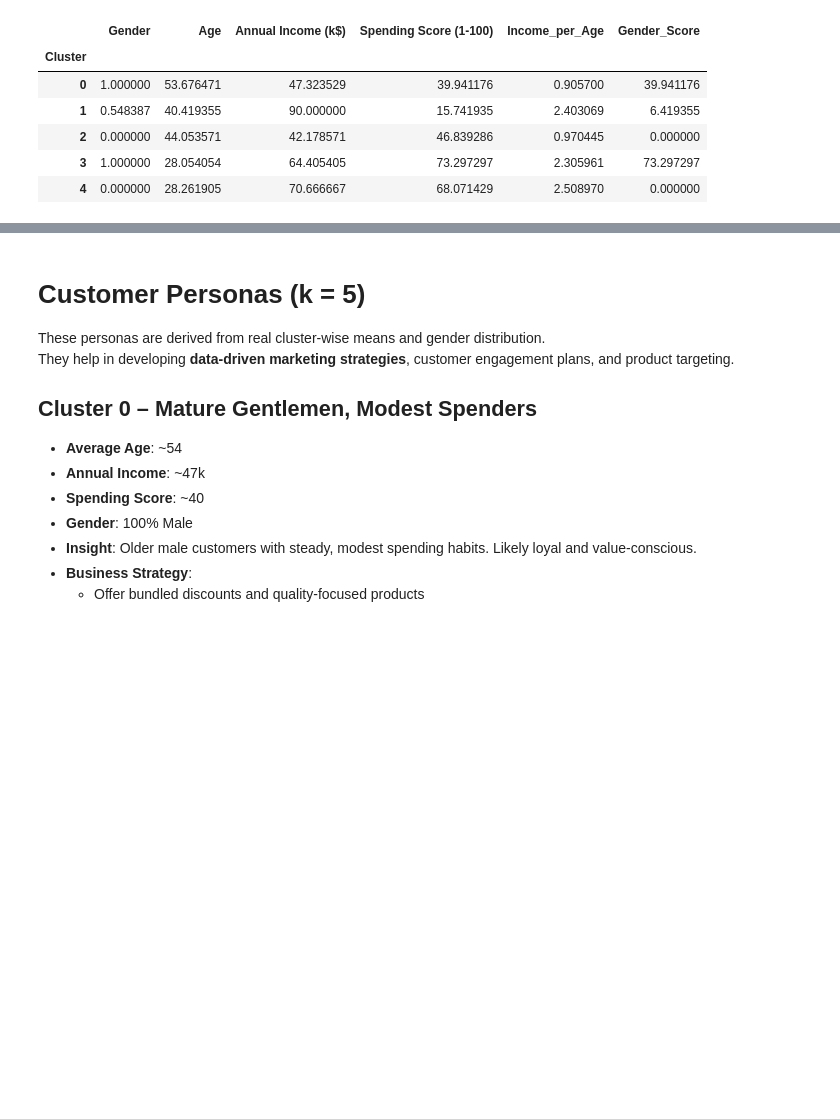
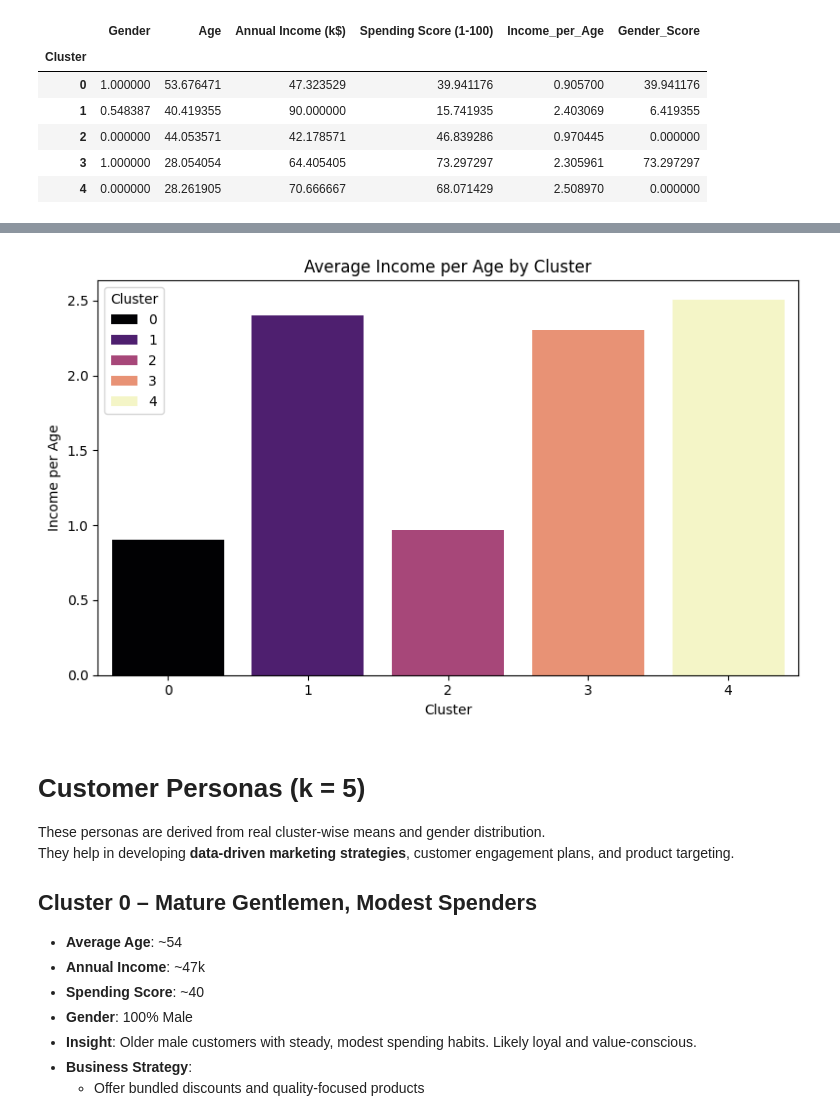
Before and after one commit to DeveshNathJha/Customer-Segmentation, a Jupyter notebook: Costomer Segmentation.ipynb, the cells around one changed output, grey strips where cells are left out. Saved outputs shown, nothing was run; the diff lists cells and outputs as text; code cells hidden in the pictures; blank space fills up the shorter version.

```diff
--- a/Costomer Segmentation.ipynb
+++ b/Costomer Segmentation.ipynb
@@ -291,3 +253,15 @@ fig.show()
+# %%
+# Average Income per Age by Cluster
+plt.figure(figsize=(8, 5))
+sns.barplot(data=cluster_profile.reset_index(), x="Cluster", y="Income_per_Age", hue="Cluster", palette="magma")
+plt.title("Average Income per Age by Cluster")
+plt.xlabel("Cluster")
+plt.ylabel("Income per Age")
+plt.legend(title="Cluster")
+plt.tight_layout()
+plt.show()
+# %% [output]
+[figure, added]
 # %% [markdown]
 #  **Customer Personas (k = 5)**
 
```
Also changed, not shown: parts of 5 cells of this notebook.
